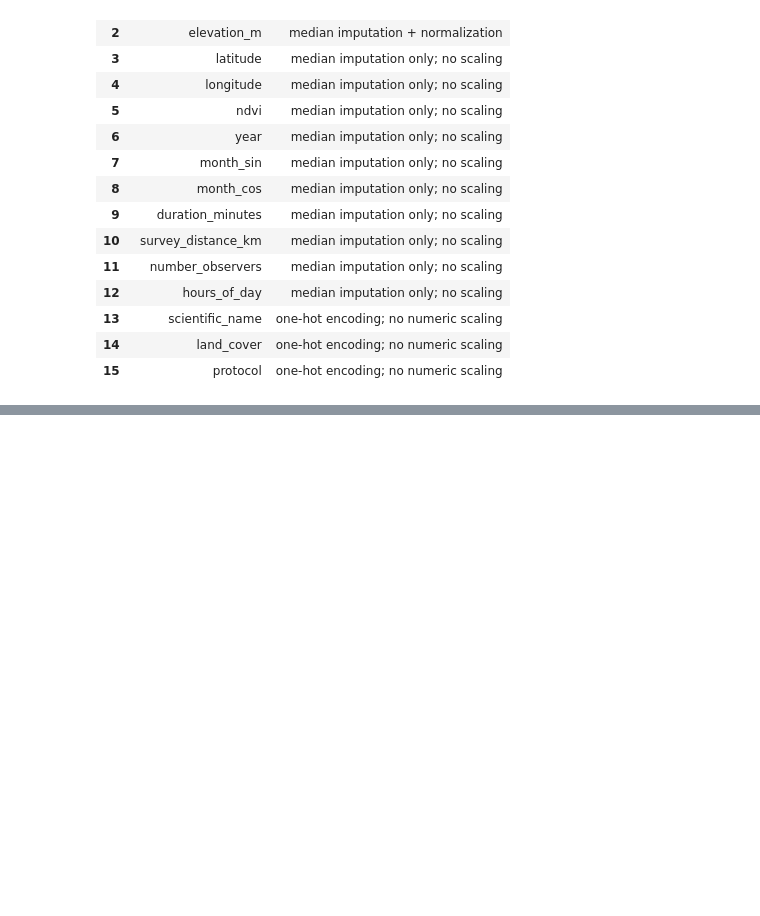
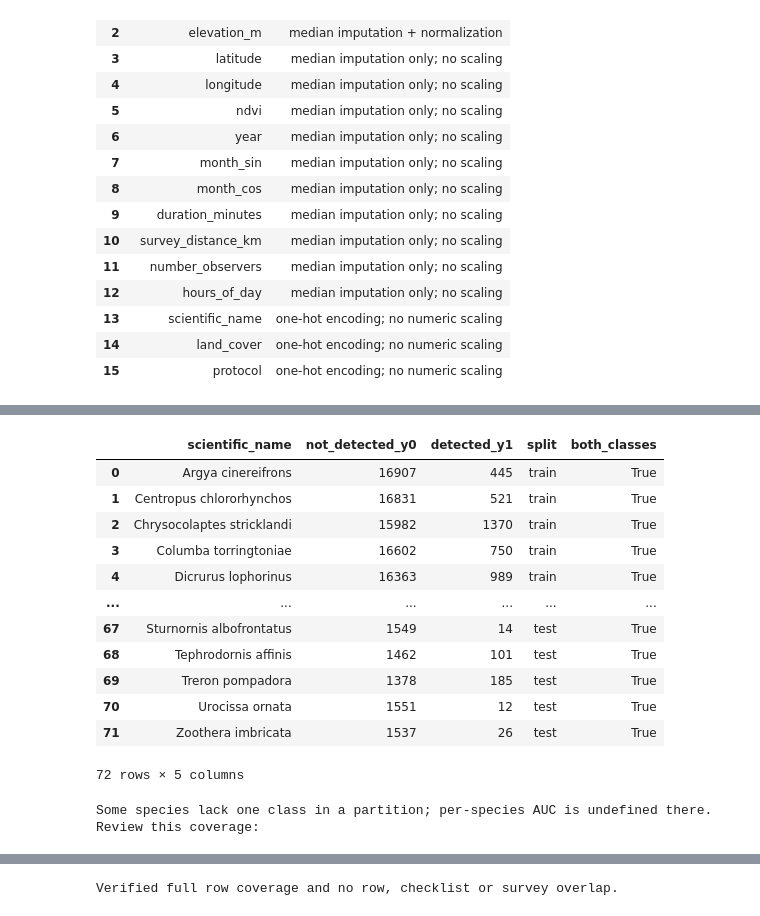
Before and after one commit to Sajiththiya/J26-IT-359, a Jupyter notebook: components/occurrence_prediction/Notebooks/02_Normalization_Train_Test_Split.ipynb, the cells around one changed output, grey strips where cells are left out. Cells and saved outputs as stored; diff of their text form; code cells hidden in the pictures; blank space fills up the shorter version.

Commit message:
Create spatial train validation and test partitions

```diff
--- a/components/occurrence_prediction/Notebooks/02_Normalization_Train_Test_Split.ipynb
+++ b/components/occurrence_prediction/Notebooks/02_Normalization_Train_Test_Split.ipynb
@@ -264,0 +278,63 @@ Y (not normalized): target_occurrence
+# %%
+if SPLIT_METHOD not in {'random', 'spatial', 'temporal'}:
+    raise ValueError('SPLIT_METHOD must be random, spatial, or temporal.')
+if SPLIT_METHOD == 'temporal':
+    years = sorted(df['year'].unique())
+    if len(years) < 4:
+        raise ValueError('Need at least four distinct years for this temporal split.')
+    a = max(1, int(len(years) * 0.8))
+    b = min(max(a + 1, int(len(years) * 0.9)), len(years) - 1)
+    train_df = df[df['year'].isin(years[:a])].copy()
+    val_df = df[df['year'].isin(years[a:b])].copy()
+    test_df = df[df['year'].isin(years[b:])].copy()
+    assert train_df['year'].max() < val_df['year'].min()
+    assert val_df['year'].max() < test_df['year'].min()
+    print('Train years:', years[:a], '| Validation years:', years[a:b], '| Test years:', years[b:])
+else:
+    group_col = 'cell_id' if SPLIT_METHOD == 'spatial' else 'survey_group_id'
+    if df[group_col].nunique() < 5:
+        raise ValueError('Not enough distinct groups for the requested three-way split.')
+    splitter = GroupShuffleSplit(n_splits=1, test_size=0.20, random_state=RANDOM_STATE)
+    train_i, remaining_i = next(splitter.split(df, groups=df[group_col]))
+    train_df = df.iloc[train_i].copy()
+    remaining = df.iloc[remaining_i]
+    splitter2 = GroupShuffleSplit(n_splits=1, test_size=0.50, random_state=RANDOM_STATE)
+    val_i, test_i = next(splitter2.split(remaining, groups=remaining[group_col]))
+    val_df = remaining.iloc[val_i].copy()
+    test_df = remaining.iloc[test_i].copy()
+    for first, second in [(train_df, val_df), (train_df, test_df), (val_df, test_df)]:
+        assert set(first[group_col]).isdisjoint(second[group_col])
+
+partitions = {'train': train_df, 'validation': val_df, 'test': test_df}
+split_summary = []
+species_class_reports = []
+for name, frame in partitions.items():
+    if frame.empty or frame[TARGET].nunique() != 2:
+        raise ValueError(f'{name} is empty or contains only one global target class.')
+    split_summary.append({'split': name, 'rows': len(frame), 'row_percent': len(frame) / len(df) * 100,
+                          'surveys': frame['survey_group_id'].nunique(), 'cells': frame['cell_id'].nunique(),
+                          'detected_y1': int(frame[TARGET].sum()), 'not_detected_y0': int(frame[TARGET].eq(0).sum()),
+                          'first_year': int(frame['year'].min()), 'last_year': int(frame['year'].max())})
+    counts = pd.crosstab(frame['scientific_name'], frame[TARGET]).reindex(
+        index=sorted(df['scientific_name'].unique()), columns=[0, 1], fill_value=0)
+    counts.columns = ['not_detected_y0', 'detected_y1']
+    counts['split'] = name
+    counts['both_classes'] = counts['not_detected_y0'].gt(0) & counts['detected_y1'].gt(0)
+    species_class_reports.append(counts.reset_index())
+
+for first, second in [(train_df, val_df), (train_df, test_df), (val_df, test_df)]:
+    assert set(first['_row_id']).isdisjoint(second['_row_id'])
+    assert set(first['survey_group_id']).isdisjoint(second['survey_group_id'])
+    assert set(first['checklist_id']).isdisjoint(second['checklist_id'])
+assert set().union(*(set(frame['_row_id']) for frame in partitions.values())) == set(df['_row_id'])
+assert sum(len(frame) for frame in partitions.values()) == len(df)
+split_summary = pd.DataFrame(split_summary)
+species_class_report = pd.concat(species_class_reports, ignore_index=True)
+display(split_summary)
+display(species_class_report)
+one_class_species = species_class_report[~species_class_report['both_classes']]
+if not one_class_species.empty:
+    print('Some species lack one class in a partition; per-species AUC is undefined there. Review this coverage:')
+    display(one_class_species)
+print('Verified full row coverage and no row, checklist or survey overlap.')
+# %% [output]
@@ -264,0 +345,14 @@ Y (not normalized): target_occurrence
+|  | scientific_name | not_detected_y0 | detected_y1 | split | both_classes |
+| 0 | Argya cinereifrons | 16907 | 445 | train | True |
+| 1 | Centropus chlororhynchos | 16831 | 521 | train | True |
+| 2 | Chrysocolaptes stricklandi | 15982 | 1370 | train | True |
+| 3 | Columba torringtoniae | 16602 | 750 | train | True |
+| 4 | Dicrurus lophorinus | 16363 | 989 | train | True |
+| ... | ... | ... | ... | ... | ... |
+| 67 | Sturnornis albofrontatus | 1549 | 14 | test | True |
+| 68 | Tephrodornis affinis | 1462 | 101 | test | True |
+| 69 | Treron pompadora | 1378 | 185 | test | True |
+| 70 | Urocissa ornata | 1551 | 12 | test | True |
+| 71 | Zoothera imbricata | 1537 | 26 | test | True |
+72 rows × 5 columns
+Some species lack one class in a partition; per-species AUC is undefined there. Review this coverage:
@@ -264,0 +365 @@ Y (not normalized): target_occurrence
+Verified full row coverage and no row, checklist or survey overlap.
```
Also changed, not shown: parts of 2 cells of this notebook.
